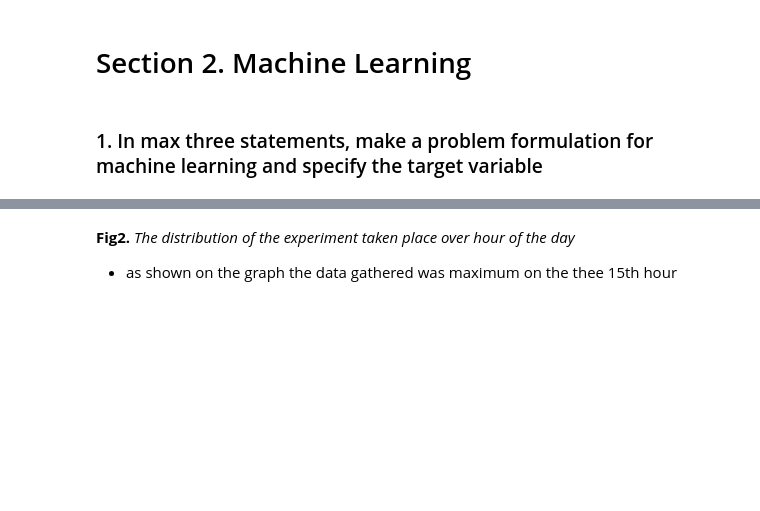
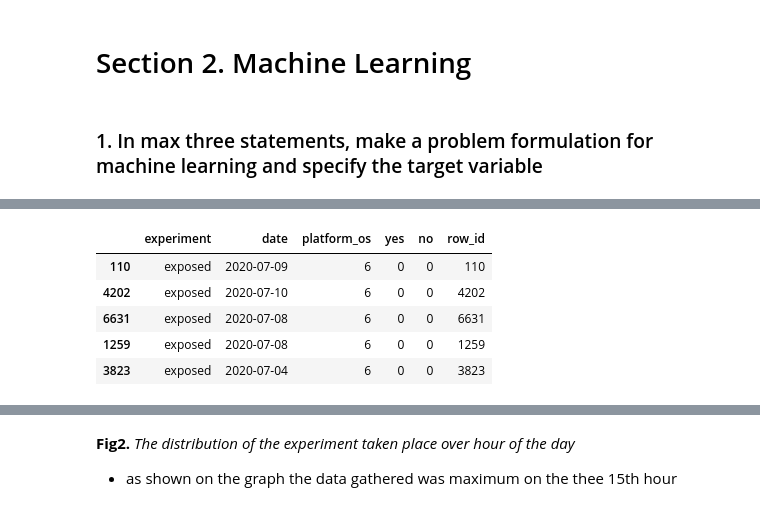
Before and after one commit to saminegash/ab-testing-machine-learning-repo, a Jupyter notebook: Solution/AB-hyphotesis-testing-ad-campaign-perfomance.ipynb, the cells around one changed output, grey strips where cells are left out. Cells and saved outputs as stored; diff of their text form; code cells hidden in the pictures; blank space fills up the shorter version.

Commit message:
Machine learning done

```diff
--- a/Solution/AB-hyphotesis-testing-ad-campaign-perfomance.ipynb
+++ b/Solution/AB-hyphotesis-testing-ad-campaign-perfomance.ipynb
@@ -46,6 +47,8 @@ Now let bring our Smart ad data into the notebook The dataset will contain the c
 * no: 1 if the user chooses the “No” radio button for the BIO questionnaire.
 # %% [markdown]
 ### 1. Perform data exploration to count unique values of categorical variables, make histogram, relational, and other necessary plots to help understand the data. For each of the plots you produce, write a description of what the plot shows in markdown cells.
+# %%
+data = pd.read_csv('data/AdSmartABdata.csv')
 # %%
 data.head()
 # %% [output]
@@ -242,0 +255,25 @@ Looks great but unfortunately, it is not that simple. If you select a biased tes
+# %%
+#Copying the data for Machine learning
+data_ML = data.copy()
+# Add row id
+data_ML['row_id'] = data_ML.index
+
+
+# Remove non
+data_ML.dropna(inplace=True)
+
+
+# Remove Date and Payments columns
+del data_ML['auction_id'], data_ML['hour'], data_ML['device_make'], data_ML['browser']
+
+# Shuffle the data
+data_ML = sklearn.utils.shuffle(data_ML)
+# %%
+data_ML.head()
+# %% [output]
+|  | experiment | date | platform_os | yes | no | row_id |
+| 110 | exposed | 2020-07-09 | 6 | 0 | 0 | 110 |
+| 4202 | exposed | 2020-07-10 | 6 | 0 | 0 | 4202 |
+| 6631 | exposed | 2020-07-08 | 6 | 0 | 0 | 6631 |
+| 1259 | exposed | 2020-07-08 | 6 | 0 | 0 | 1259 |
+| 3823 | exposed | 2020-07-04 | 6 | 0 | 0 | 3823 |
```
Also changed, not shown: parts of 15 cells of this notebook.
